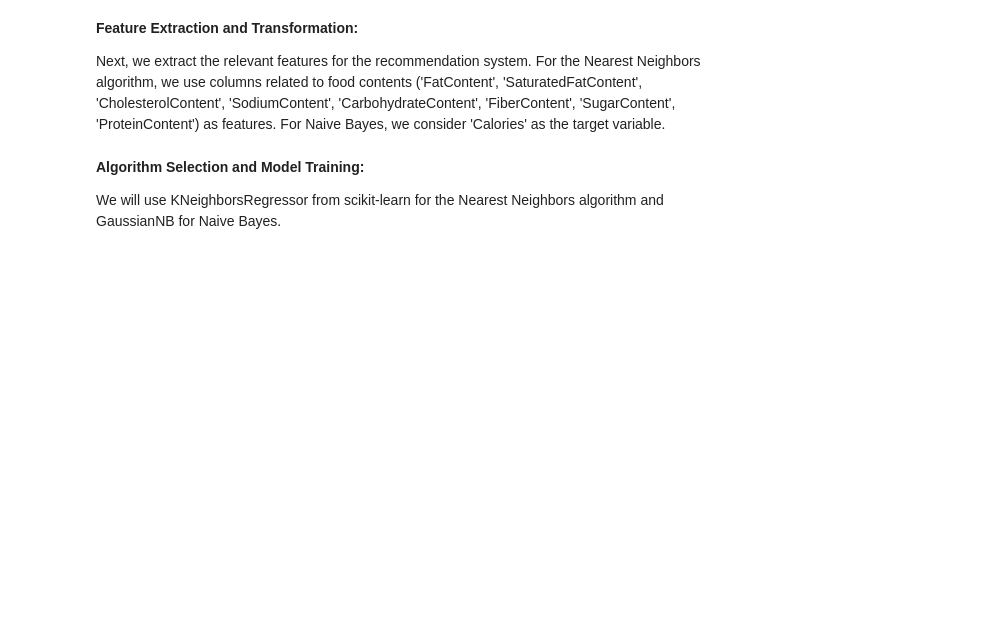
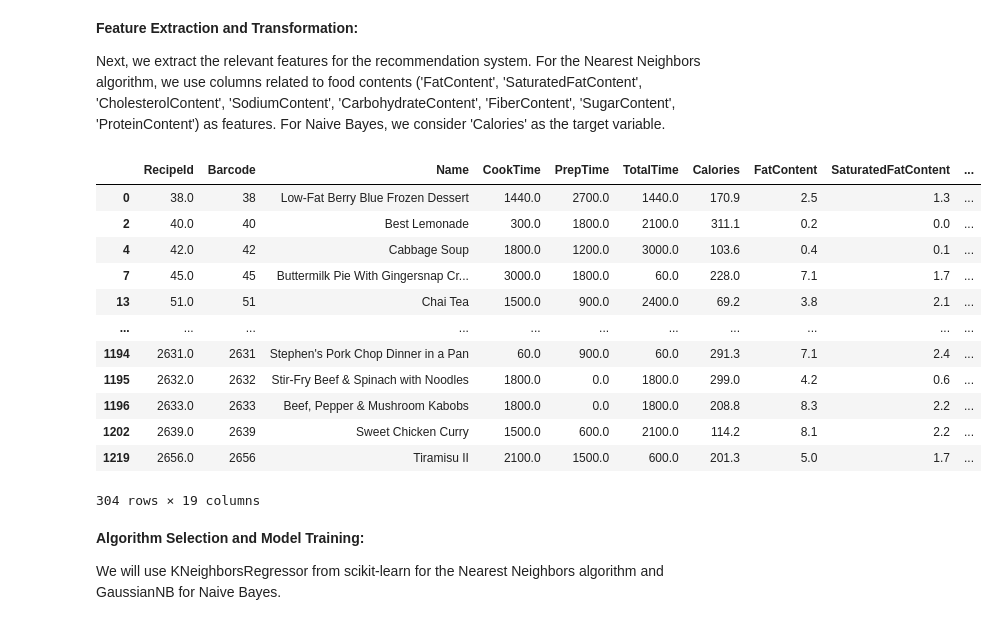
Before and after one commit to Alolly67/Food_Recommender, a Jupyter notebook: Food_Recommendation_System-2.ipynb, the cells around one changed output. Drawn from its saved outputs; the diff is of its cells as text; code cells hidden in the pictures; blank space fills up the shorter version.

```diff
--- a/Food_Recommendation_System-2.ipynb
+++ b/Food_Recommendation_System-2.ipynb
@@ -289,6 +289,24 @@ sns.lmplot(x="ProteinContent", y="Calories", data=df, fit_reg=True, ci=None)
 **Feature Extraction and Transformation:**
 
 Next, we extract the relevant features for the recommendation system. For the Nearest Neighbors algorithm, we use columns related to food contents ('FatContent', 'SaturatedFatContent', 'CholesterolContent', 'SodiumContent', 'CarbohydrateContent', 'FiberContent', 'SugarContent', 'ProteinContent') as features. For Naive Bayes, we consider 'Calories' as the target variable.
+# %%
+calorie_limit = 400
+low_calories_data = df[df['Calories'] < calorie_limit]
+low_calories_data
+# %% [output]
+|  | RecipeId | Barcode | Name | CookTime | PrepTime | TotalTime | Calories | FatContent | SaturatedFatContent | ... |
+| 0 | 38.0 | 38 | Low-Fat Berry Blue Frozen Dessert | 1440.0 | 2700.0 | 1440.0 | 170.9 | 2.5 | 1.3 | ... |
+| 2 | 40.0 | 40 | Best Lemonade | 300.0 | 1800.0 | 2100.0 | 311.1 | 0.2 | 0.0 | ... |
+| 4 | 42.0 | 42 | Cabbage Soup | 1800.0 | 1200.0 | 3000.0 | 103.6 | 0.4 | 0.1 | ... |
+| 7 | 45.0 | 45 | Buttermilk Pie With Gingersnap Cr... | 3000.0 | 1800.0 | 60.0 | 228.0 | 7.1 | 1.7 | ... |
+| 13 | 51.0 | 51 | Chai Tea | 1500.0 | 900.0 | 2400.0 | 69.2 | 3.8 | 2.1 | ... |
+| ... | ... | ... | ... | ... | ... | ... | ... | ... | ... | ... |
+| 1194 | 2631.0 | 2631 | Stephen's Pork Chop Dinner in a Pan | 60.0 | 900.0 | 60.0 | 291.3 | 7.1 | 2.4 | ... |
+| 1195 | 2632.0 | 2632 | Stir-Fry Beef & Spinach with Noodles | 1800.0 | 0.0 | 1800.0 | 299.0 | 4.2 | 0.6 | ... |
+| 1196 | 2633.0 | 2633 | Beef, Pepper & Mushroom Kabobs | 1800.0 | 0.0 | 1800.0 | 208.8 | 8.3 | 2.2 | ... |
+| 1202 | 2639.0 | 2639 | Sweet Chicken Curry | 1500.0 | 600.0 | 2100.0 | 114.2 | 8.1 | 2.2 | ... |
+| 1219 | 2656.0 | 2656 | Tiramisu II | 2100.0 | 1500.0 | 600.0 | 201.3 | 5.0 | 1.7 | ... |
+304 rows × 19 columns
 # %%
 # Encode the target variable using LabelEncoder
 label_encoder = LabelEncoder()
```
Also changed, not shown: parts of 6 cells of this notebook, 1 other file.
